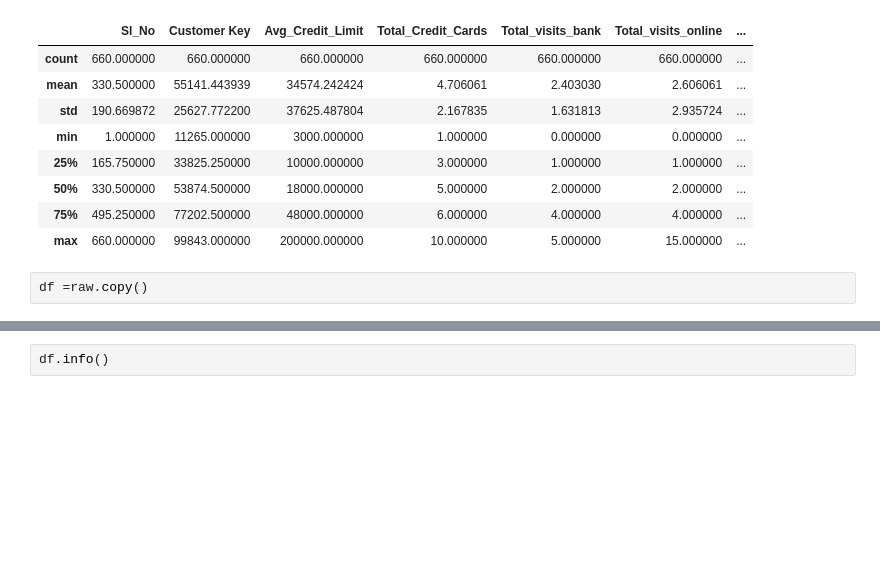
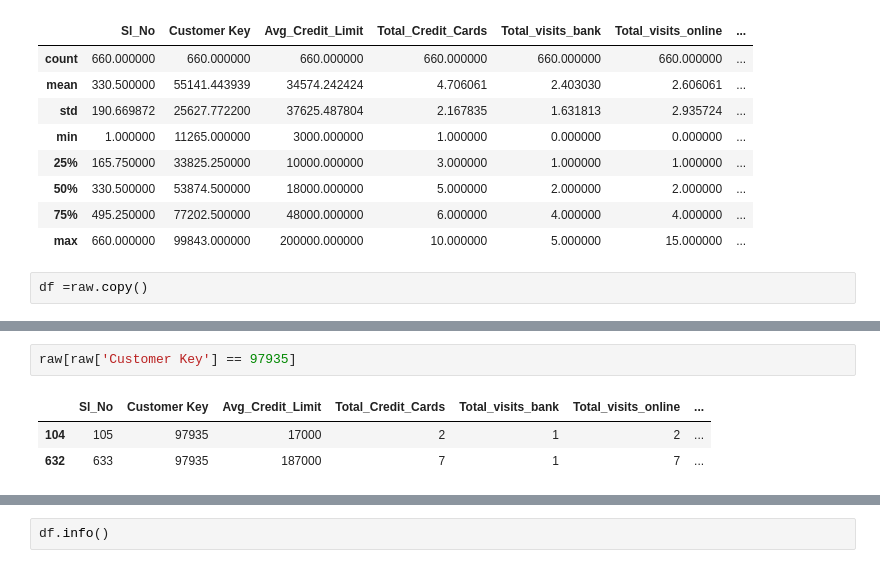
Before and after one commit to cfreeman22/AllLifeBankCustomer_Segmentation, a Jupyter notebook: AllLifeBankCustomerSegmentation.ipynb, the cells around one changed output, grey strips where cells are left out. Cells and saved outputs as stored; diff of their text form; blank space fills up the shorter version.

```diff
--- a/AllLifeBankCustomerSegmentation.ipynb
+++ b/AllLifeBankCustomerSegmentation.ipynb
@@ -70,0 +98,6 @@ df =raw.copy()
+# %%
+raw[raw['Customer Key'] == 97935]
+# %% [output]
+|  | Sl_No | Customer Key | Avg_Credit_Limit | Total_Credit_Cards | Total_visits_bank | Total_visits_online | ... |
+| 104 | 105 | 97935 | 17000 | 2 | 1 | 2 | ... |
+| 632 | 633 | 97935 | 187000 | 7 | 1 | 7 | ... |
```
Also changed, not shown: parts of 12 cells of this notebook.
